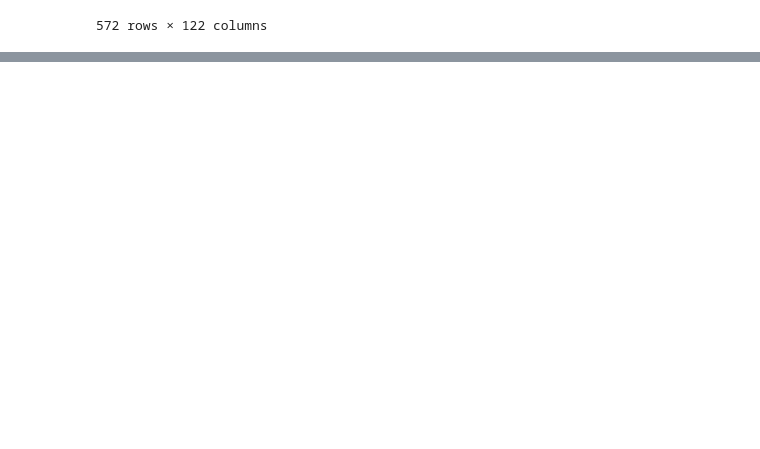
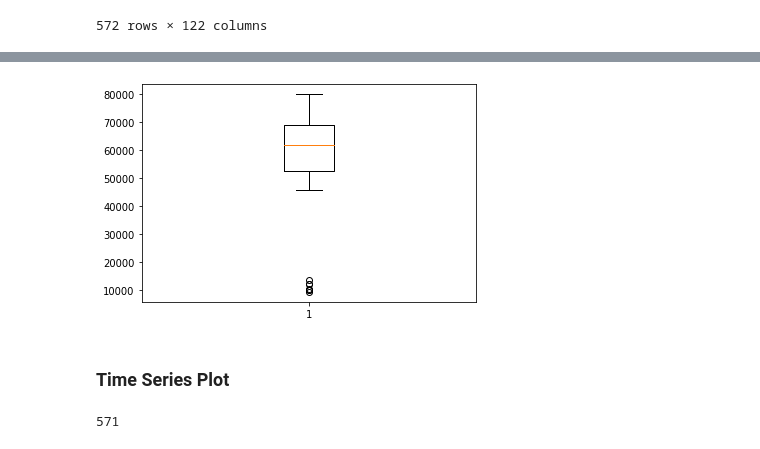
Before and after one commit to Umaporn19/DWDM21, a Jupyter notebook: Data102_(Chapter2).ipynb, the cells around one changed output, grey strips where cells are left out. Cells and saved outputs as stored; diff of their text form; code cells hidden in the pictures; blank space fills up the shorter version.

```diff
--- a/Data102_(Chapter2).ipynb
+++ b/Data102_(Chapter2).ipynb
@@ -34,0 +202,10 @@ data
+# %%
+ret = plt.boxplot(dataN['Total Testing'] [-54:]) #คนที่ตรวจของเดือนมิถุนายน ย้อนกลับไป 54 วัน
+# %% [output]
+[figure, added]
+# %% [markdown]
+### Time Series Plot
+# %%
+len(dataN['positive'] [1:])#ดูว่าข้อมูลมีกี่ตัวกี่วัน
+# %% [output]
+571
```
Also changed, not shown: parts of 22 cells of this notebook.
